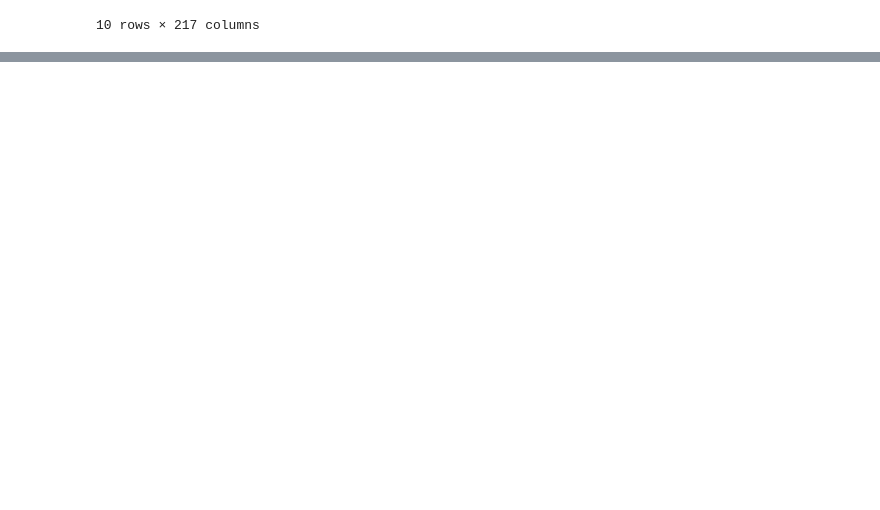
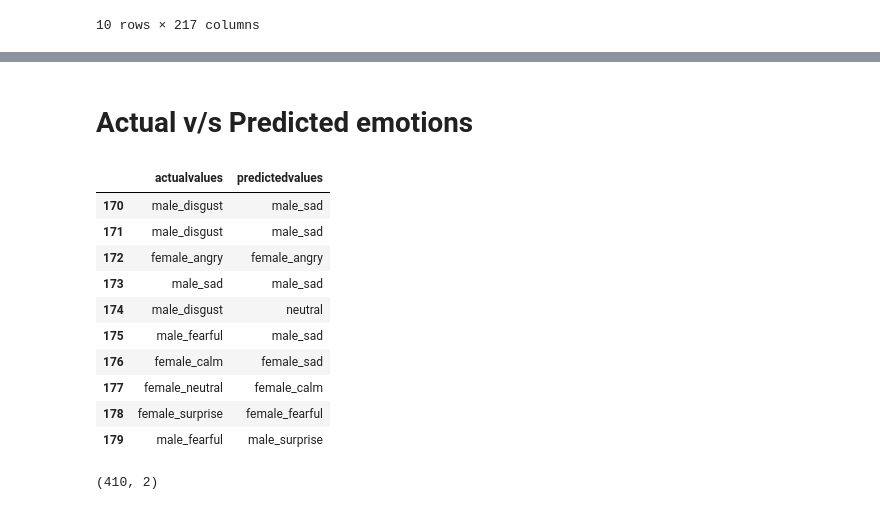
Before and after one commit to gautamgupta1322/Emotion-Detection-and-Analysis-through-Audio, a Jupyter notebook: draft_1.ipynb, the cells around one changed output, grey strips where cells are left out. Drawn from its saved outputs; the diff is of its cells as text; code cells hidden in the pictures; blank space fills up the shorter version.

```diff
--- a/draft_1.ipynb
+++ b/draft_1.ipynb
@@ -305,0 +583,3 @@ rnewdf=rnewdf.fillna(0)
+# %%
+preddf = pd.DataFrame({'predictedvalues': predictions})
+preddf[:10]
@@ -305,0 +598,7 @@ rnewdf=rnewdf.fillna(0)
+# %%
+actual=y_test.argmax(axis=1)
+abc123 = actual.astype(int).flatten()
+actualvalues = (lb.inverse_transform((abc123)))
+# %%
+actualdf = pd.DataFrame({'actualvalues': actualvalues})
+actualdf[:10]
@@ -305,0 +617,22 @@ rnewdf=rnewdf.fillna(0)
+# %%
+finaldf = actualdf.join(preddf)
+# %% [markdown]
+<h1><b>Actual v/s Predicted emotions</b></h1>
+# %%
+finaldf[170:180]
+# %% [output]
+|  | actualvalues | predictedvalues |
+| 170 | male_disgust | male_sad |
+| 171 | male_disgust | male_sad |
+| 172 | female_angry | female_angry |
+| 173 | male_sad | male_sad |
+| 174 | male_disgust | neutral |
+| 175 | male_fearful | male_sad |
+| 176 | female_calm | female_sad |
+| 177 | female_neutral | female_calm |
+| 178 | female_surprise | female_fearful |
+| 179 | male_fearful | male_surprise |
+# %%
+finaldf.shape
+# %% [output]
+(410, 2)
```
Also changed, not shown: parts of 40 cells of this notebook.
